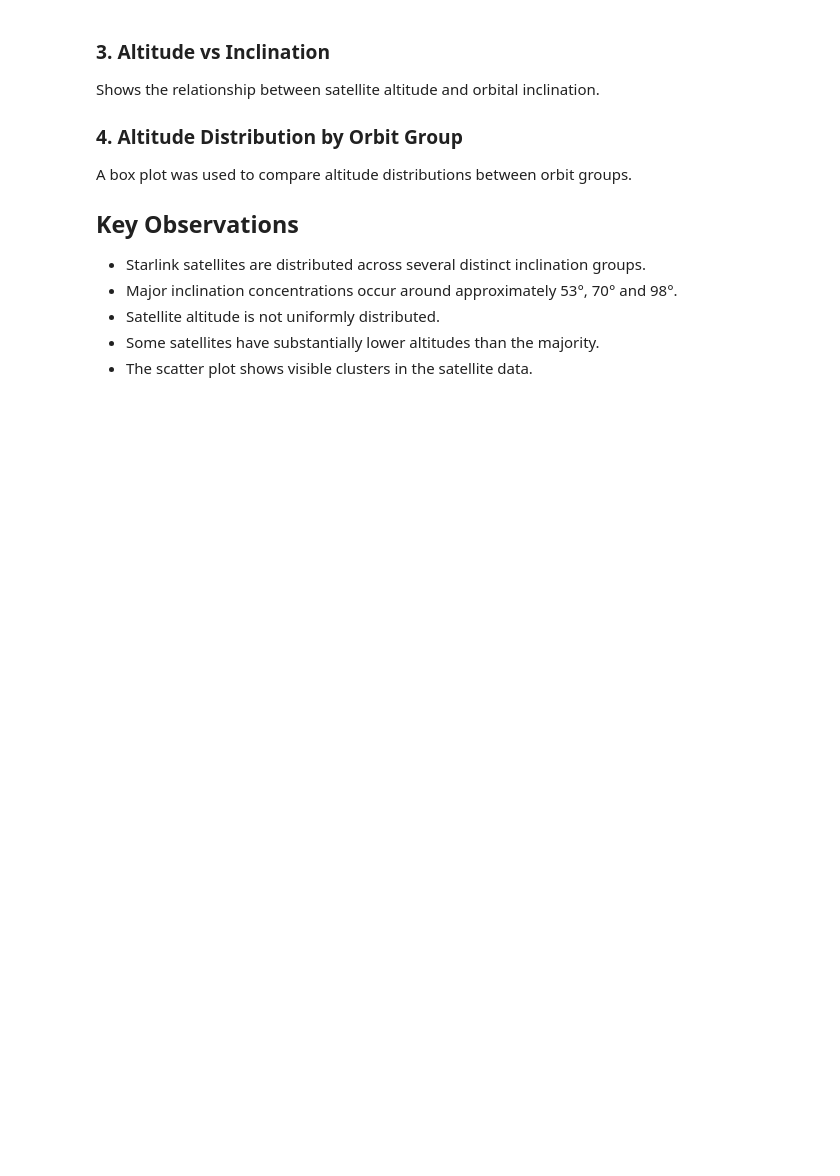
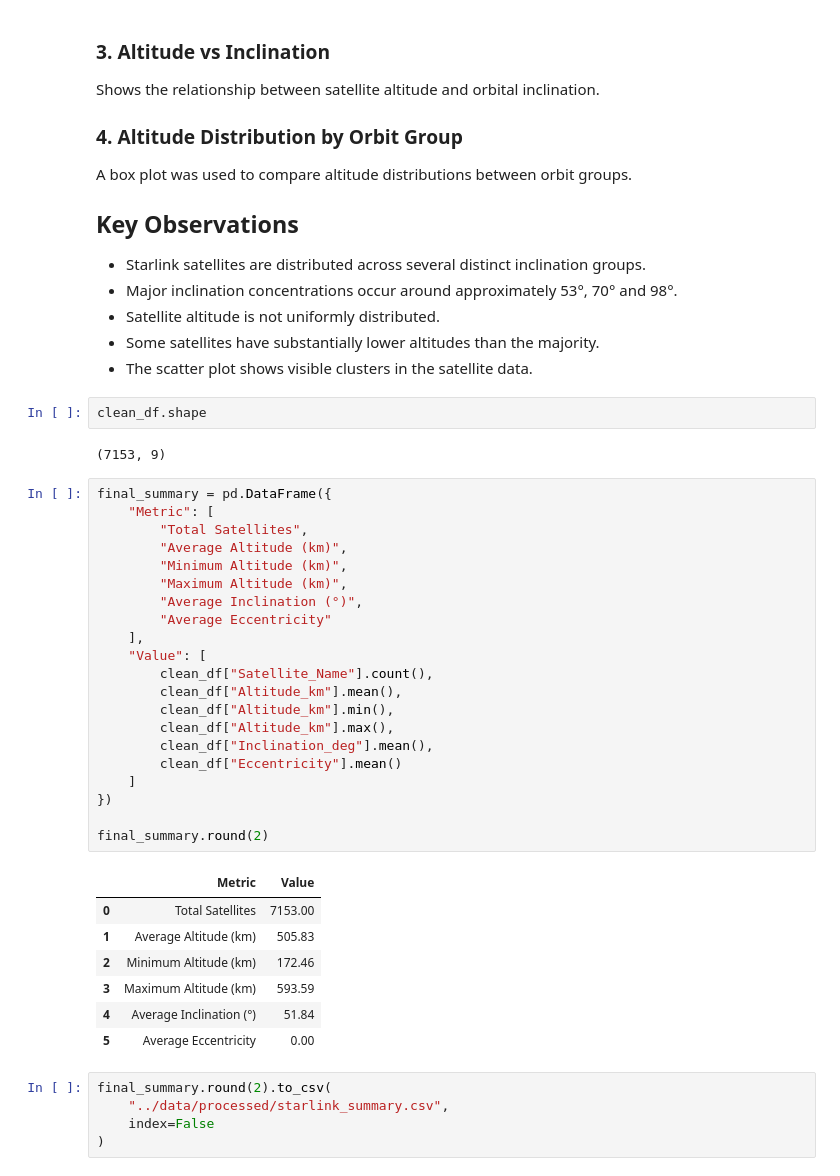
Before and after one commit to roshan-datasci/StarLinkScope, a Jupyter notebook: notebooks/01_explore_starlink.ipynb, the cells around one changed output. Cells and saved outputs as stored; diff of their text form; blank space fills up the shorter version.

```diff
--- a/notebooks/01_explore_starlink.ipynb
+++ b/notebooks/01_explore_starlink.ipynb
@@ -391,3 +403,41 @@ A box plot was used to compare altitude distributions between orbit groups.
 - Satellite altitude is not uniformly distributed.
 - Some satellites have substantially lower altitudes than the majority.
 - The scatter plot shows visible clusters in the satellite data.
+# %%
+clean_df.shape
+# %% [output]
+(7153, 9)
+# %%
+final_summary = pd.DataFrame({
+    "Metric": [
+        "Total Satellites",
+        "Average Altitude (km)",
+        "Minimum Altitude (km)",
+        "Maximum Altitude (km)",
+        "Average Inclination (°)",
+        "Average Eccentricity"
+    ],
+    "Value": [
+        clean_df["Satellite_Name"].count(),
+        clean_df["Altitude_km"].mean(),
+        clean_df["Altitude_km"].min(),
+        clean_df["Altitude_km"].max(),
+        clean_df["Inclination_deg"].mean(),
+        clean_df["Eccentricity"].mean()
+    ]
+})
+
+final_summary.round(2)
+# %% [output]
+|  | Metric | Value |
+| 0 | Total Satellites | 7153.00 |
+| 1 | Average Altitude (km) | 505.83 |
+| 2 | Minimum Altitude (km) | 172.46 |
+| 3 | Maximum Altitude (km) | 593.59 |
+| 4 | Average Inclination (°) | 51.84 |
+| 5 | Average Eccentricity | 0.00 |
+# %%
+final_summary.round(2).to_csv(
+    "../data/processed/starlink_summary.csv",
+    index=False
+)
```
Also changed, not shown: parts of 5 cells of this notebook, 5 other files.
